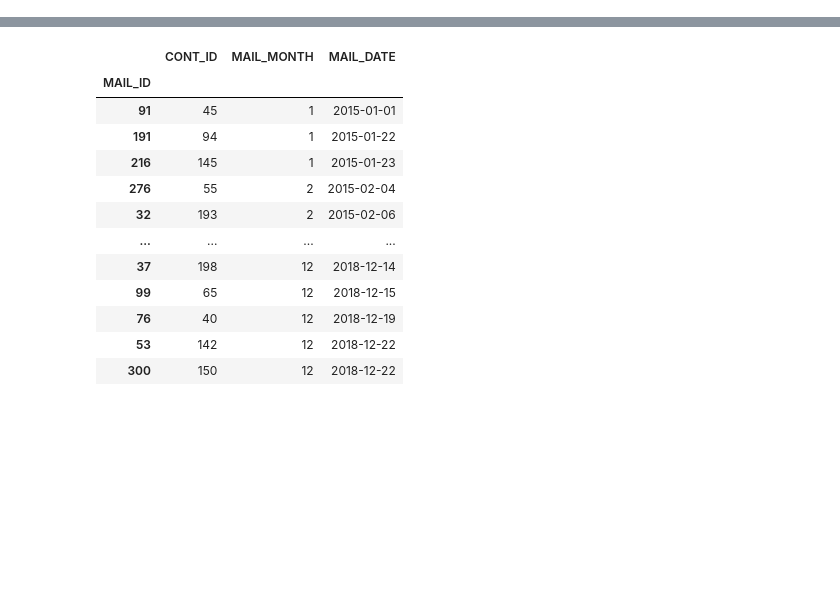
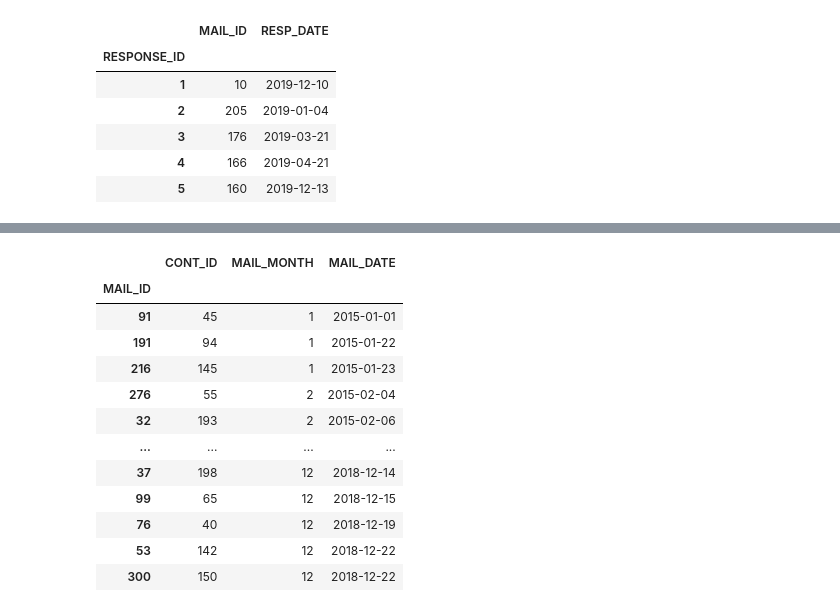
Before and after one commit to oyuka1112/oyuka1112, a Jupyter notebook: dataset1.ipynb, the cells around one changed output, grey strips where cells are left out. Cells and saved outputs as stored; diff of their text form; code cells hidden in the pictures; blank space fills up the shorter version.

```diff
--- a/dataset1.ipynb
+++ b/dataset1.ipynb
@@ -11,0 +32,10 @@ responses= pd.read_excel(r'Df_responses.xlsx').set_index("RESPONSE_ID")
+# %%
+responses.head()
+# %% [output]
+|  | MAIL_ID | RESP_DATE |
+| RESPONSE_ID |  |  |
+| 1 | 10 | 2019-12-10 |
+| 2 | 205 | 2019-01-04 |
+| 3 | 176 | 2019-03-21 |
+| 4 | 166 | 2019-04-21 |
+| 5 | 160 | 2019-12-13 |
```
Also changed, not shown: parts of 8 cells of this notebook.
